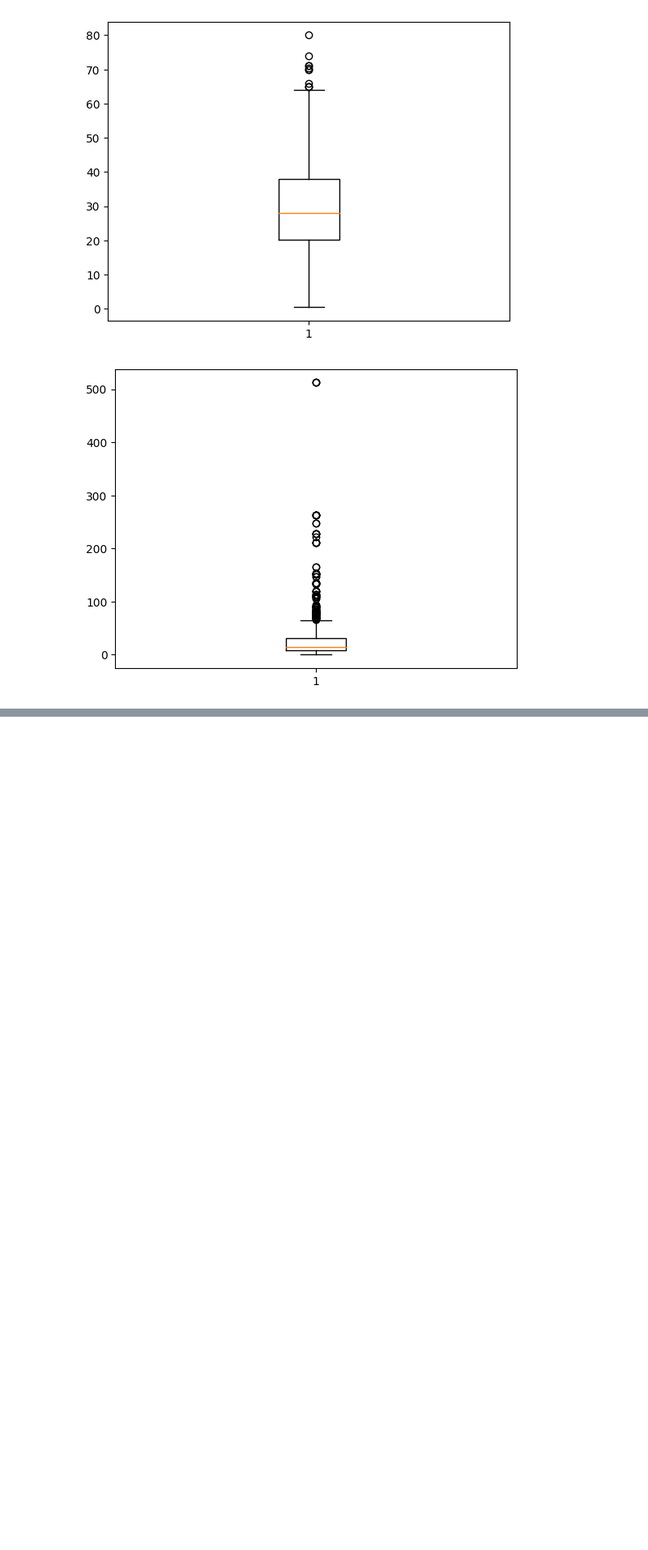
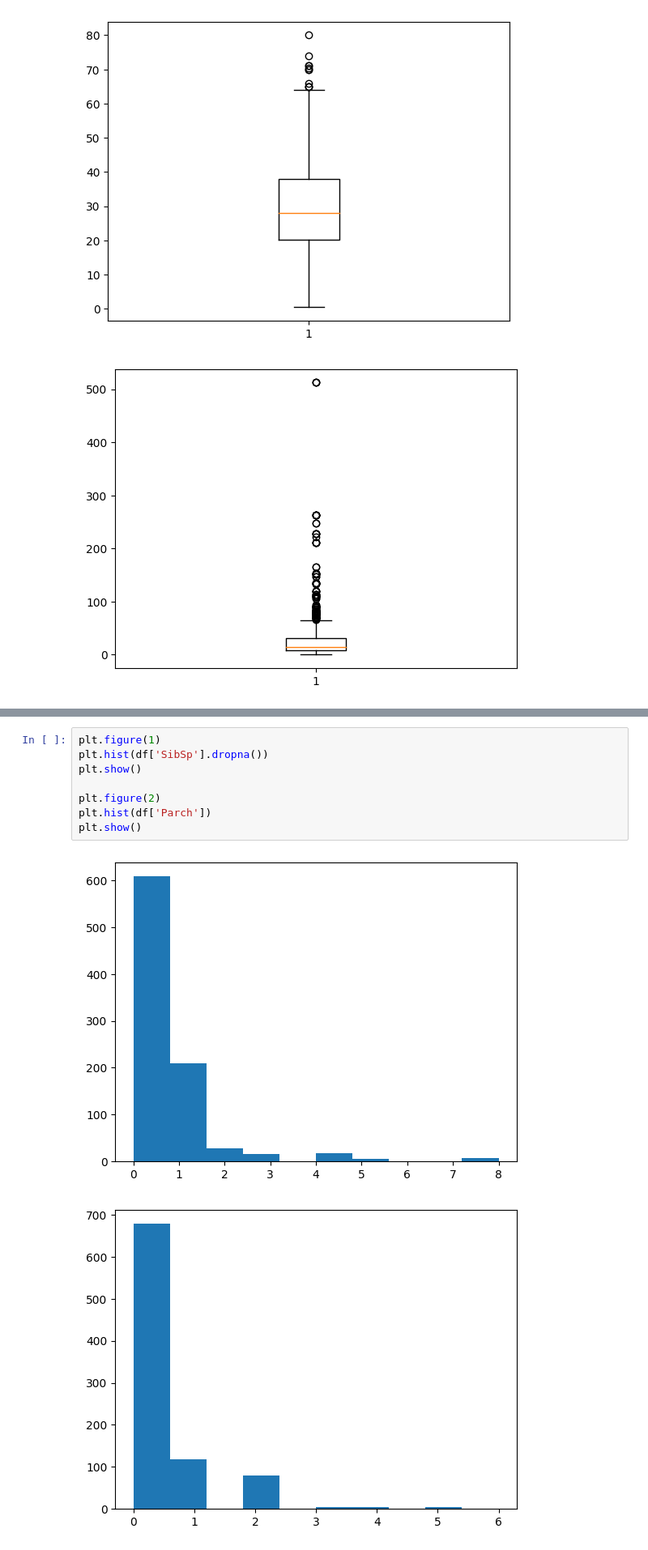
Before and after one commit to Rahul-Baradol/sds-datathon, a Jupyter notebook: solution.ipynb, the cells around one changed output, grey strips where cells are left out. Shown at 81% size. Cells and saved outputs as stored; diff of their text form; blank space fills up the shorter version.

```diff
--- a/solution.ipynb
+++ b/solution.ipynb
@@ -170,0 +187,11 @@ df['Fare'].max()
+# %%
+plt.figure(1)
+plt.hist(df['SibSp'].dropna())
+plt.show()
+
+plt.figure(2)
+plt.hist(df['Parch'])
+plt.show()
+# %% [output]
+[figure, added]
+[figure, added]
```
Also changed, not shown: parts of 6 cells of this notebook.
